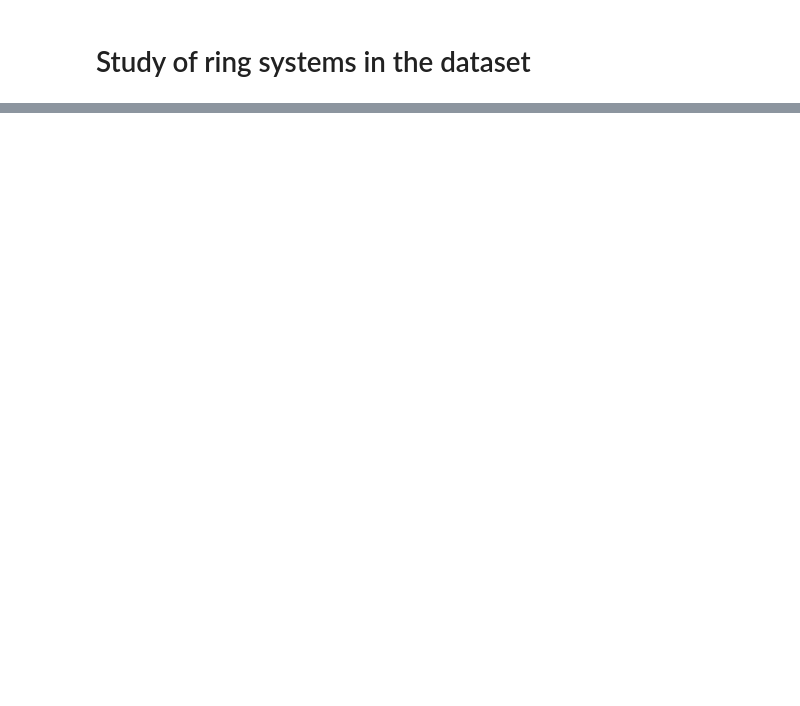
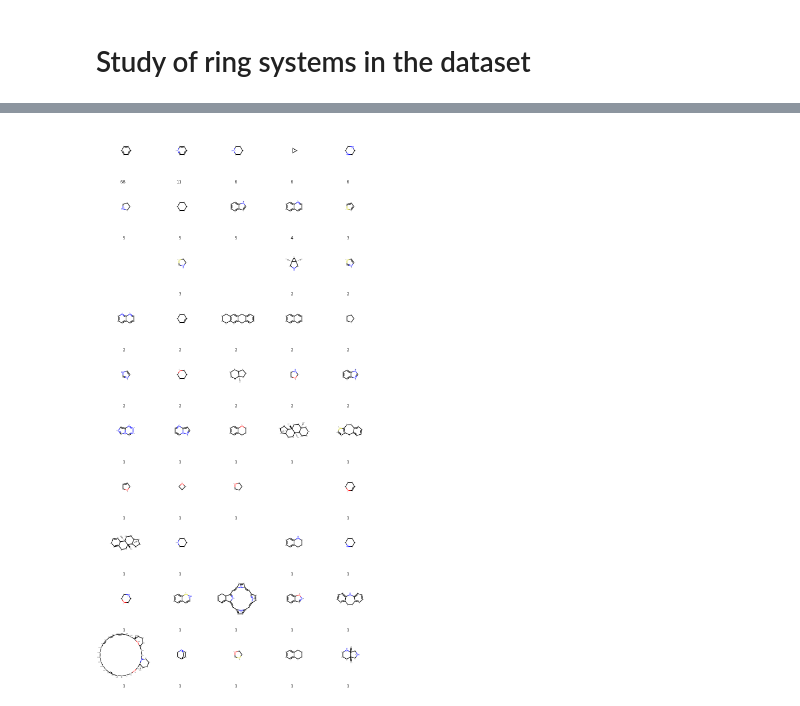
Before and after one commit to arturcgs/lipinski-analysis, a Jupyter notebook: jupyter_notebooks/9_study_of_rings.ipynb, the cells around one changed output, grey strips where cells are left out. Drawn from its saved outputs; the diff is of its cells as text; code cells hidden in the pictures; blank space fills up the shorter version.

Commit message:
improved ring analysis of lipinski

```diff
--- a/jupyter_notebooks/9_study_of_rings.ipynb
+++ b/jupyter_notebooks/9_study_of_rings.ipynb
@@ -33,12 +33,3 @@ def rings_substructures(ringSys):
         substructure_smiles = Chem.MolFragmentToSmiles(m, ring)
         rings_in_molecule.append(substructure_smiles)
     return (rings_in_molecule)
-# %%
-m = Chem.MolFromSmiles('C1=CC2C(C=C1)=c1ccccc1=C2C1C=C(c2ccccc2)c2cccc3c4ccccc4nc1c23')
-display(m)
-
-ringSys = GetRingSystems(m)
-rings_in_molecule = rings_substructures(ringSys=ringSys)
-
-grid_img = [Chem.MolFromSmiles(x) for x in rings_in_molecule]
-Draw.MolsToGridImage(grid_img)
@@ -47,0 +36,3 @@ Draw.MolsToGridImage(grid_img)
+# %%
+drugs_smiles_list = (list(drugs_db_route_merged.SMILES))
+len(drugs_smiles_list)
@@ -47,0 +41,12 @@ Draw.MolsToGridImage(grid_img)
+# %%
+test = drugs_smiles_list[0:100]
+rings_in_drugs_list = []
+
+for smiles in test:
+    m = Chem.MolFromSmiles(smiles)
+    ringSys = GetRingSystems(m)
+    rings_in_molecule = rings_substructures(ringSys=ringSys)
+    for ring_smiles in rings_in_molecule:
+        rings_in_drugs_list.append(ring_smiles)
+
+rings_in_drugs_list
@@ -47,0 +71,12 @@ Draw.MolsToGridImage(grid_img)
+# %%
+# Converting the list to a dictionary
+d = {}
+for ring in rings_in_drugs_list:
+    d[ring] = d.get(ring, 0) + 1
+
+# Converting the dictionary to a pandas dataframe
+rings_df = pd.DataFrame.from_dict(d, orient='index', columns=['number_of_appearance']).reset_index()
+rings_df = rings_df.rename(columns={'index':'smiles'})
+rings_df = rings_df.sort_values(by='number_of_appearance', ascending=False).reset_index(drop=True)
+print(rings_df.shape)
+rings_df
@@ -47,0 +98,5 @@ Draw.MolsToGridImage(grid_img)
+# %%
+mol_list = [Chem.MolFromSmiles(smiles) for smiles in list(rings_df.smiles)]
+legends = [str(value) for value in list(rings_df.number_of_appearance)]
+Draw.MolsToGridImage(mol_list, legends=legends, molsPerRow=5)
+# %% [output]
@@ -47,0 +119 @@ Draw.MolsToGridImage(grid_img)
+[figure, added]
```
Also changed, not shown: parts of 5 cells of this notebook.
